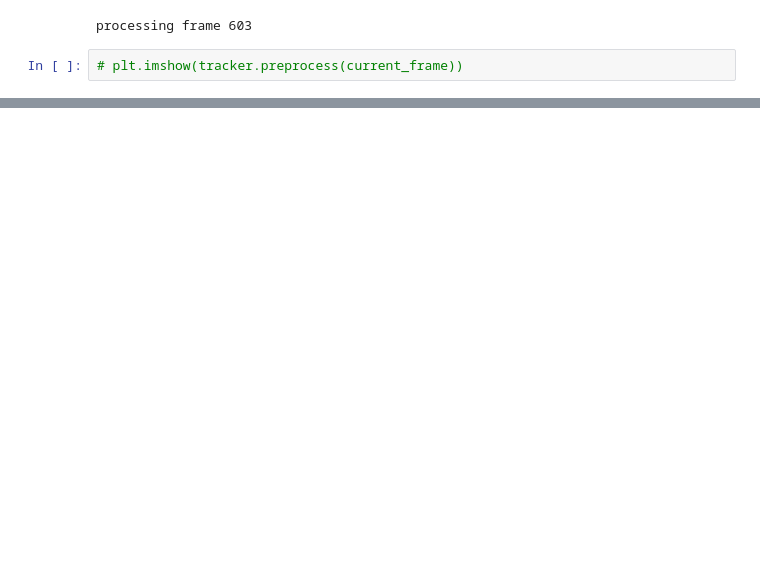
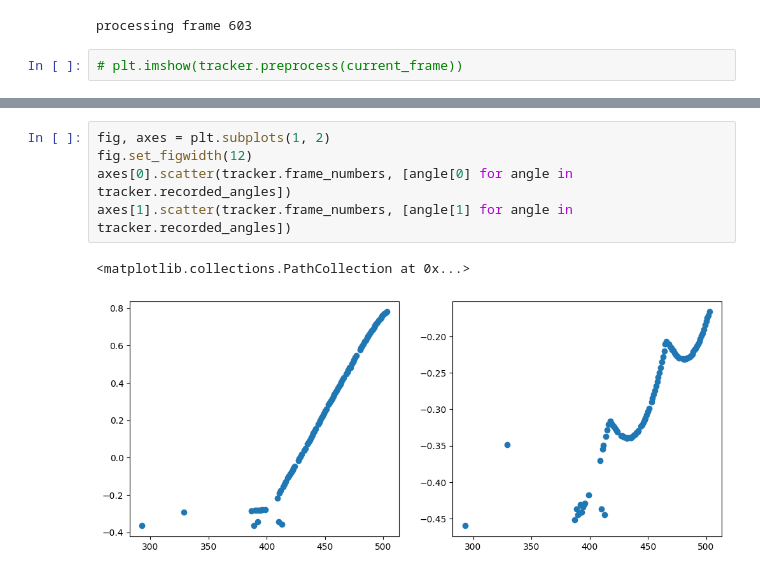
Before and after one commit to EitanTreiger/Ping-Pong, a Jupyter notebook: tracking.ipynb, the cells around one changed output, grey strips where cells are left out. Drawn from its saved outputs; the diff is of its cells as text; blank space fills up the shorter version.

Commit message:
Added angle calculations for 3D tracking

```diff
--- a/tracking.ipynb
+++ b/tracking.ipynb
@@ -68,0 +69,8 @@ plt.show()
+# %%
+fig, axes = plt.subplots(1, 2)
+fig.set_figwidth(12)
+axes[0].scatter(tracker.frame_numbers, [angle[0] for angle in tracker.recorded_angles])
+axes[1].scatter(tracker.frame_numbers, [angle[1] for angle in tracker.recorded_angles])
+# %% [output]
+<matplotlib.collections.PathCollection at 0x...>
+[figure, added]
```
Also changed, not shown: parts of 6 cells of this notebook, 8 other files.
